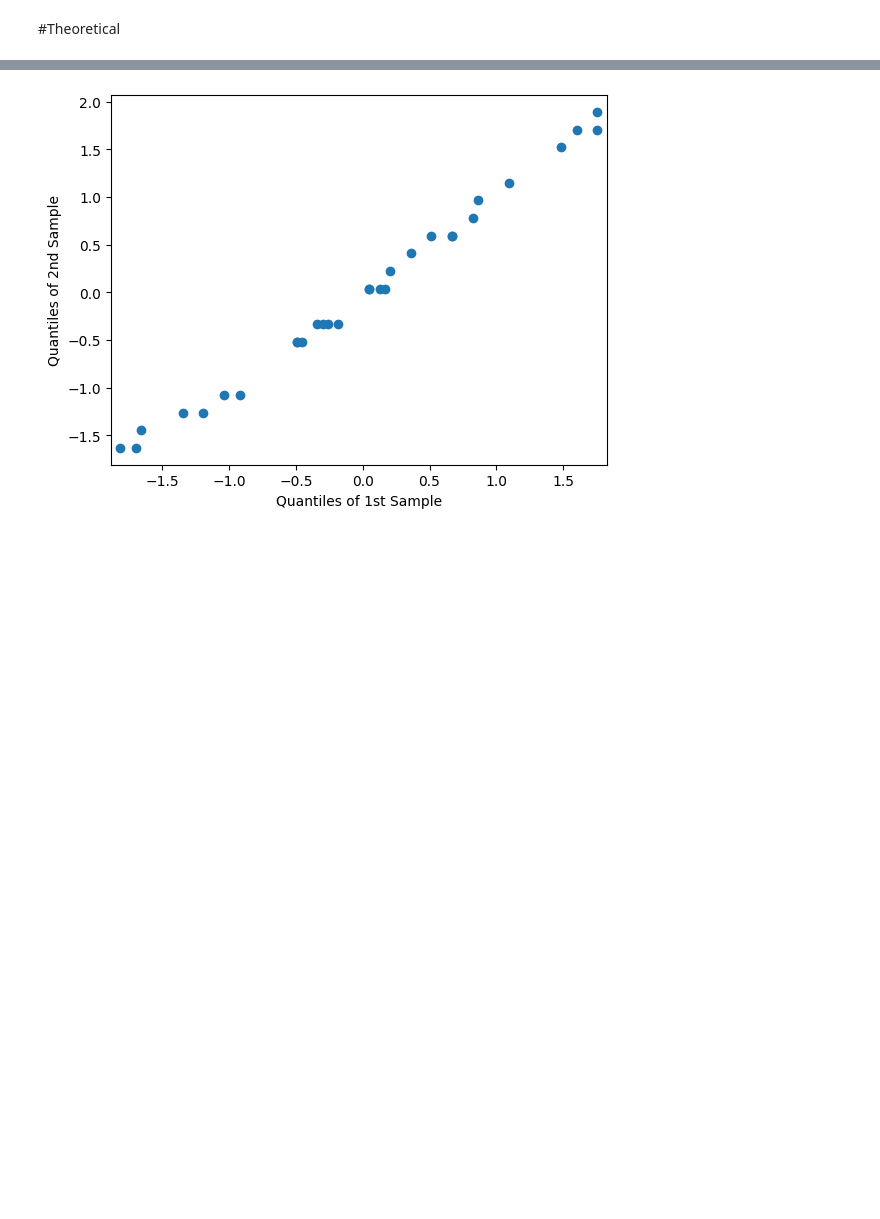
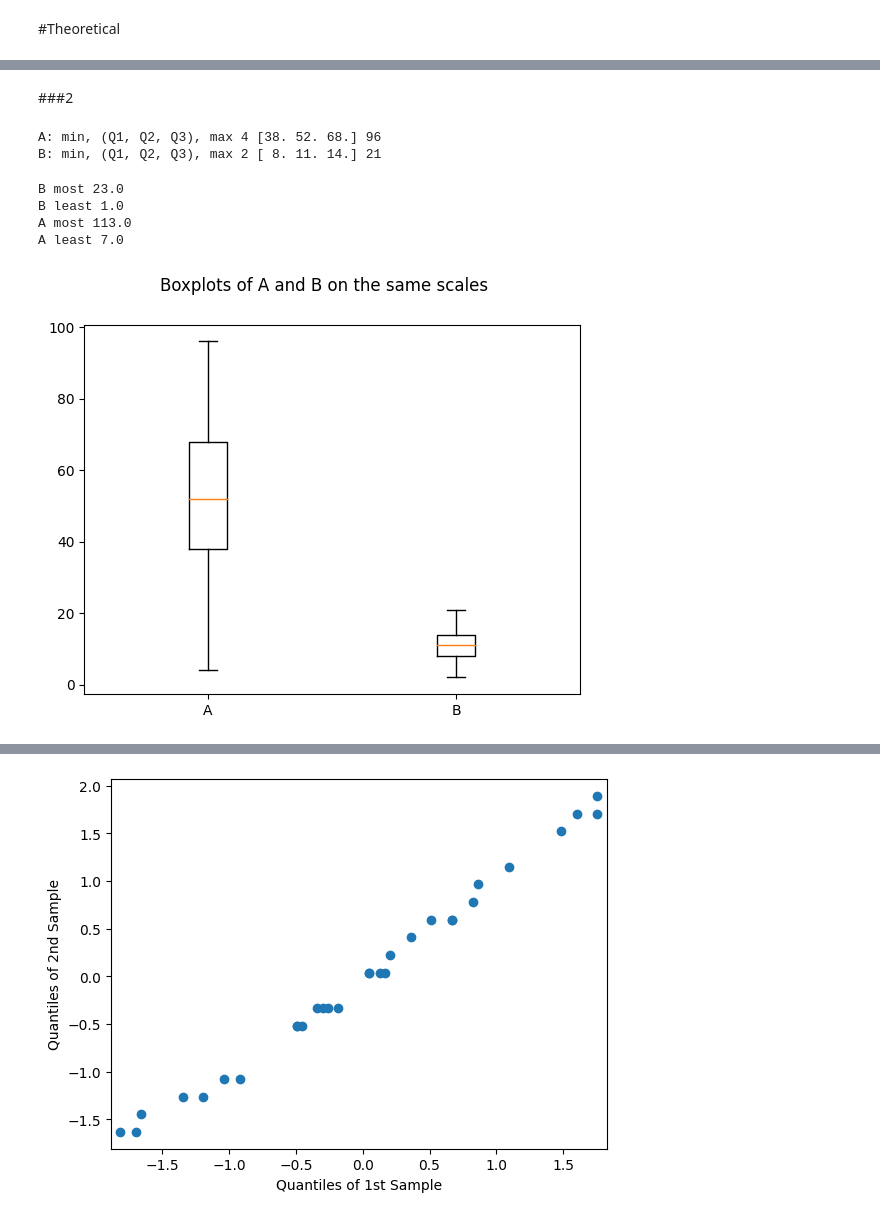
Before and after one commit to garfield-gray/DataMining, a Jupyter notebook: Data_Exploration_&_Visualization.ipynb, the cells around one changed output, grey strips where cells are left out. Saved outputs shown, nothing was run; the diff lists cells and outputs as text; code cells hidden in the pictures; blank space fills up the shorter version.

```diff
--- a/Data_Exploration_&_Visualization.ipynb
+++ b/Data_Exploration_&_Visualization.ipynb
@@ -20,2 +37,30 @@ array([38., 52., 68.])
+# %% [markdown]
+###2
+# %%
+print('A: min, (Q1, Q2, Q3), max',np.min(A), np.quantile(A, [0.25, 0.5, 0.75]),np.max(A))
+print('B: min, (Q1, Q2, Q3), max',np.min(B), np.quantile(B, [0.25, 0.5, 0.75]),np.max(B))
+# %% [output]
+A: min, (Q1, Q2, Q3), max 4 [38. 52. 68.] 96
+B: min, (Q1, Q2, Q3), max 2 [ 8. 11. 14.] 21
+# %%
+print('B most',np.quantile(B, [0.25, 0.5, 0.75])[2]+1.5*(np.quantile(B, [0.25, 0.5, 0.75])[2]-np.quantile(B, [0.25, 0.5, 0.75])[0]))
+print('B least',1.5*(np.quantile(B, [0.25, 0.5, 0.75])[2]-np.quantile(B, [0.25, 0.5, 0.75])[0])-np.quantile(B, [0.25, 0.5, 0.75])[0])
+print('A most',np.quantile(A, [0.25, 0.5, 0.75])[2]+1.5*(np.quantile(A, [0.25, 0.5, 0.75])[2]-np.quantile(A, [0.25, 0.5, 0.75])[0]))
+print('A least',1.5*(np.quantile(A, [0.25, 0.5, 0.75])[2]-np.quantile(A, [0.25, 0.5, 0.75])[0])-np.quantile(A, [0.25, 0.5, 0.75])[0])
+# %% [output]
+B most 23.0
+B least 1.0
+A most 113.0
+A least 7.0
+# %%
+my_dict = {'A': A, 'B': B}
+
+fig, ax = plt.subplots()
+fig.suptitle('Boxplots of A and B on the same scales')
+ax.boxplot(my_dict.values())
+ax.set_xticklabels(my_dict.keys())
+plt.show()
+# %% [output]
+[figure, added]
 # %%
 fig, axs = plt.subplots(2)
```
Also changed, not shown: parts of 11 cells of this notebook.
